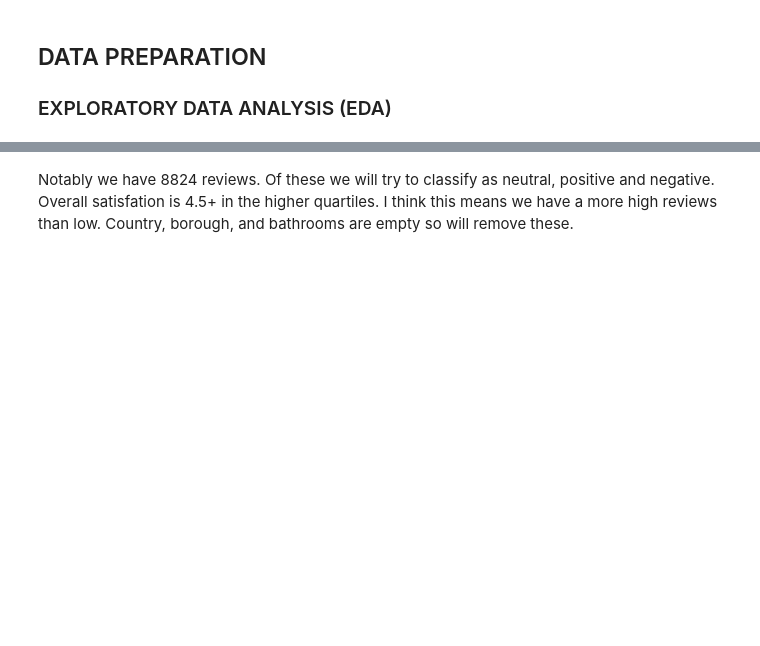
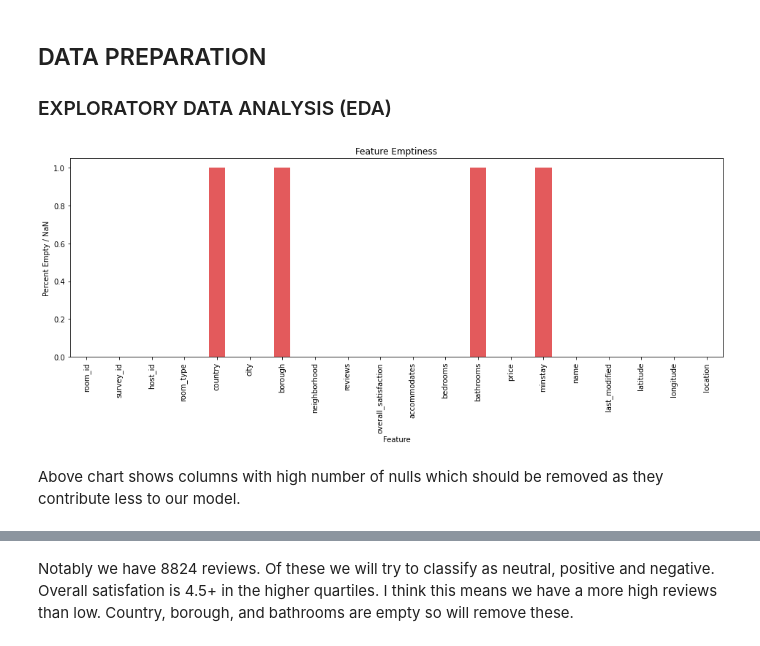
Before and after one commit to somersgreg-classwork/Build_Week-AirBnB, a Jupyter notebook: BE/AirBnB_Project_U4bw.ipynb, the cells around one changed output, grey strips where cells are left out. Saved outputs shown, nothing was run; the diff lists cells and outputs as text; code cells hidden in the pictures; blank space fills up the shorter version.

```diff
--- a/BE/AirBnB_Project_U4bw.ipynb
+++ b/BE/AirBnB_Project_U4bw.ipynb
@@ -92,6 +102,19 @@ miami.head()
 # %% [markdown]
 ## DATA PREPARATION
 ### EXPLORATORY DATA ANALYSIS (EDA)
+# %%
+%matplotlib inline
+
+percentage_missing_data = miami.isnull().sum() / miami.shape[0]
+ax = percentage_missing_data.plot(kind = 'bar', color='#E35A5C', figsize = (16, 5))
+ax.set_xlabel('Feature')
+ax.set_ylabel('Percent Empty / NaN')
+ax.set_title('Feature Emptiness')
+plt.show()
+# %% [output]
+[figure, added]
+# %% [markdown]
+Above chart shows columns with high number of nulls which should be removed as they contribute less to our model.
 # %%
 miami.describe()
 # %% [output]
```
Also changed, not shown: parts of 3 cells of this notebook.
